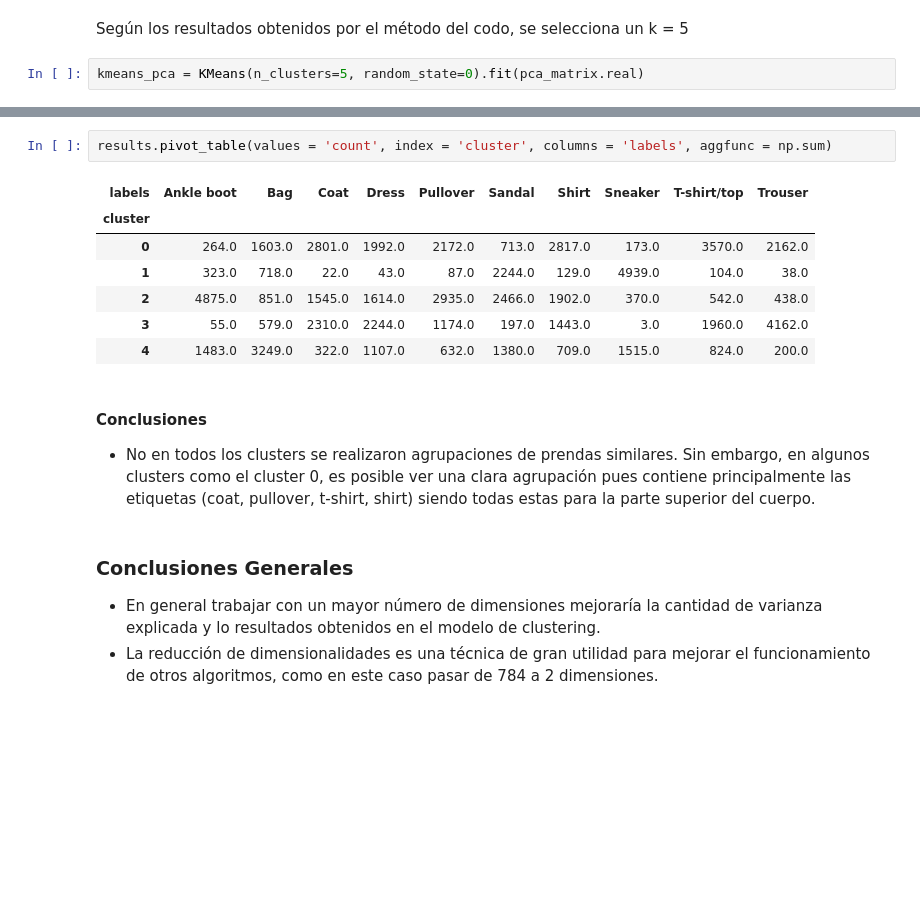
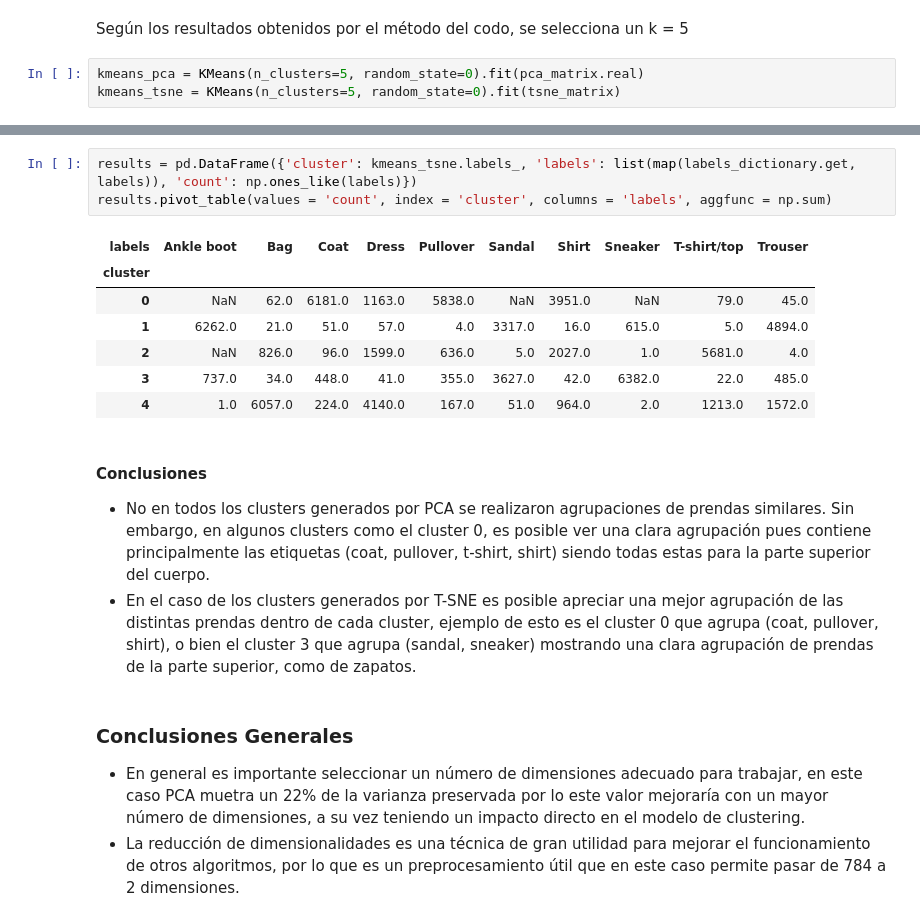
Before and after one commit to CarlosGarlem/StatisticalLearning_2, a Jupyter notebook: Lab2/DimensionalityReduction.ipynb, the cells around one changed output, grey strips where cells are left out. Drawn from its saved outputs; the diff is of its cells as text; blank space fills up the shorter version.

Commit message:
Added clustering comparison

```diff
--- a/Lab2/DimensionalityReduction.ipynb
+++ b/Lab2/DimensionalityReduction.ipynb
@@ -124,4 +123,5 @@ plt.show()
 Según los resultados obtenidos por el método del codo, se selecciona un k = 5
 # %%
 kmeans_pca = KMeans(n_clusters=5, random_state=0).fit(pca_matrix.real)
+kmeans_tsne = KMeans(n_clusters=5, random_state=0).fit(tsne_matrix)
 # %%
@@ -143,17 +152,19 @@ results.head()
 # %%
+results = pd.DataFrame({'cluster': kmeans_tsne.labels_, 'labels': list(map(labels_dictionary.get, labels)), 'count': np.ones_like(labels)})
 results.pivot_table(values = 'count', index = 'cluster', columns = 'labels', aggfunc = np.sum)
 # %% [output]
 | labels | Ankle boot | Bag | Coat | Dress | Pullover | Sandal | Shirt | Sneaker | T-shirt/top | Trouser |
 | cluster |  |  |  |  |  |  |  |  |  |  |
-| 0 | 264.0 | 1603.0 | 2801.0 | 1992.0 | 2172.0 | 713.0 | 2817.0 | 173.0 | 3570.0 | 2162.0 |
-| 1 | 323.0 | 718.0 | 22.0 | 43.0 | 87.0 | 2244.0 | 129.0 | 4939.0 | 104.0 | 38.0 |
-| 2 | 4875.0 | 851.0 | 1545.0 | 1614.0 | 2935.0 | 2466.0 | 1902.0 | 370.0 | 542.0 | 438.0 |
-| 3 | 55.0 | 579.0 | 2310.0 | 2244.0 | 1174.0 | 197.0 | 1443.0 | 3.0 | 1960.0 | 4162.0 |
-| 4 | 1483.0 | 3249.0 | 322.0 | 1107.0 | 632.0 | 1380.0 | 709.0 | 1515.0 | 824.0 | 200.0 |
+| 0 | NaN | 62.0 | 6181.0 | 1163.0 | 5838.0 | NaN | 3951.0 | NaN | 79.0 | 45.0 |
+| 1 | 6262.0 | 21.0 | 51.0 | 57.0 | 4.0 | 3317.0 | 16.0 | 615.0 | 5.0 | 4894.0 |
+| 2 | NaN | 826.0 | 96.0 | 1599.0 | 636.0 | 5.0 | 2027.0 | 1.0 | 5681.0 | 4.0 |
+| 3 | 737.0 | 34.0 | 448.0 | 41.0 | 355.0 | 3627.0 | 42.0 | 6382.0 | 22.0 | 485.0 |
+| 4 | 1.0 | 6057.0 | 224.0 | 4140.0 | 167.0 | 51.0 | 964.0 | 2.0 | 1213.0 | 1572.0 |
 # %% [markdown]
 #### Conclusiones
-- No en todos los clusters se realizaron agrupaciones de prendas similares. Sin embargo, en algunos clusters como el cluster 0, es posible ver una clara agrupación pues contiene principalmente las etiquetas (coat, pullover, t-shirt, shirt) siendo todas estas para la parte superior del cuerpo.
+- No en todos los clusters generados por PCA se realizaron agrupaciones de prendas similares. Sin embargo, en algunos clusters como el cluster 0, es posible ver una clara agrupación pues contiene principalmente las etiquetas (coat, pullover, t-shirt, shirt) siendo todas estas para la parte superior del cuerpo.
+- En el caso de los clusters generados por T-SNE es posible apreciar una mejor agrupación de las distintas prendas dentro de cada cluster, ejemplo de esto es el cluster 0 que agrupa (coat, pullover, shirt), o bien el cluster 3 que agrupa (sandal, sneaker) mostrando una clara agrupación de prendas de la parte superior, como de zapatos.
 # %% [markdown]
 ### Conclusiones Generales
-- En general trabajar con un mayor número de dimensiones mejoraría la cantidad de varianza explicada y lo resultados obtenidos en el modelo de clustering.
-- La reducción de dimensionalidades es una técnica de gran utilidad para mejorar el funcionamiento de otros algoritmos, como en este caso pasar de 784 a 2 dimensiones.
+- En general es importante seleccionar un número de dimensiones adecuado para trabajar, en este caso PCA muetra un 22% de la varianza preservada por lo este valor mejoraría con un mayor número de dimensiones, a su vez teniendo un impacto directo en el modelo de clustering.
+- La reducción de dimensionalidades es una técnica de gran utilidad para mejorar el funcionamiento de otros algoritmos, por lo que es un preprocesamiento útil que en este caso permite pasar de 784 a 2 dimensiones.
```
Also changed, not shown: parts of 5 cells of this notebook.
